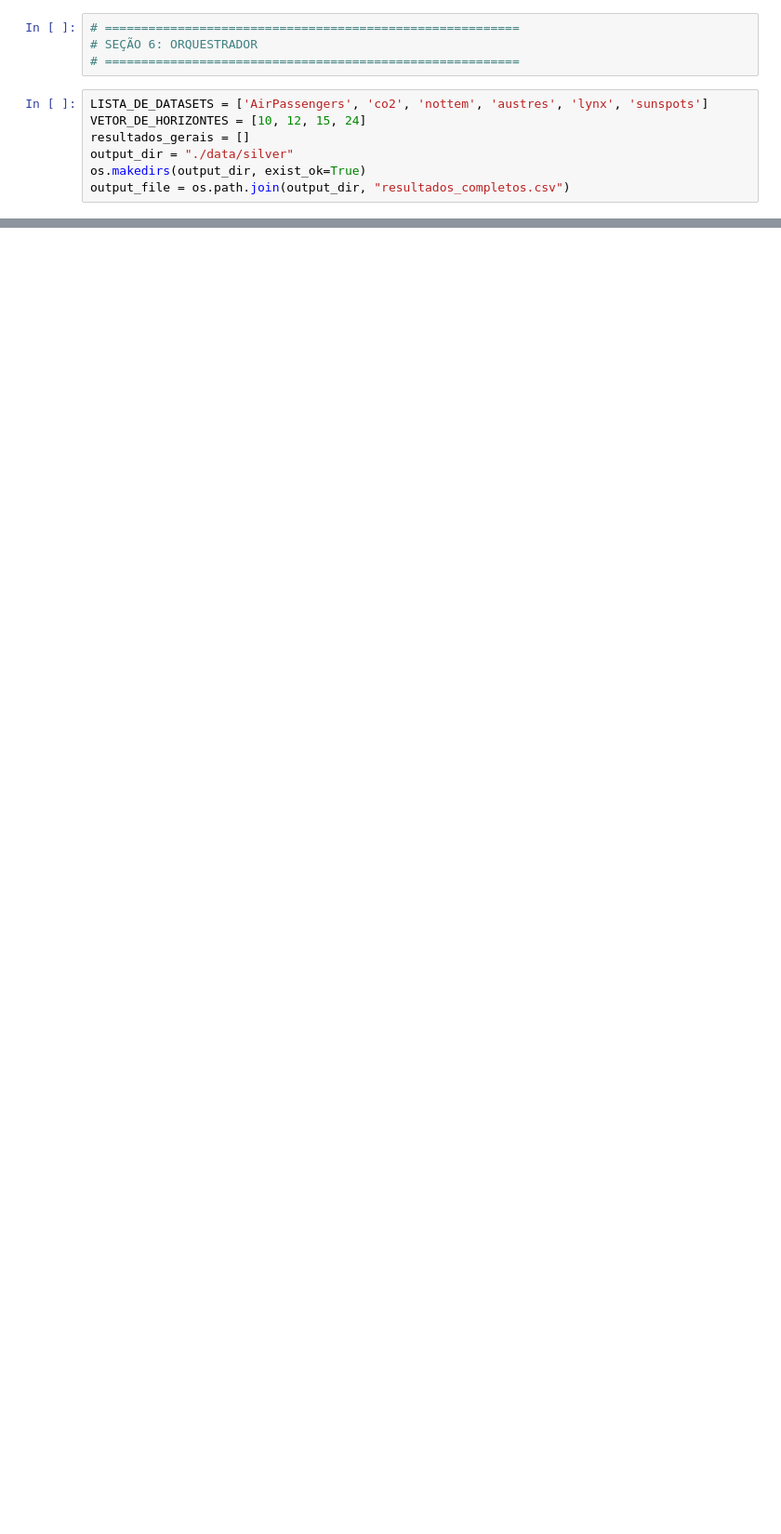
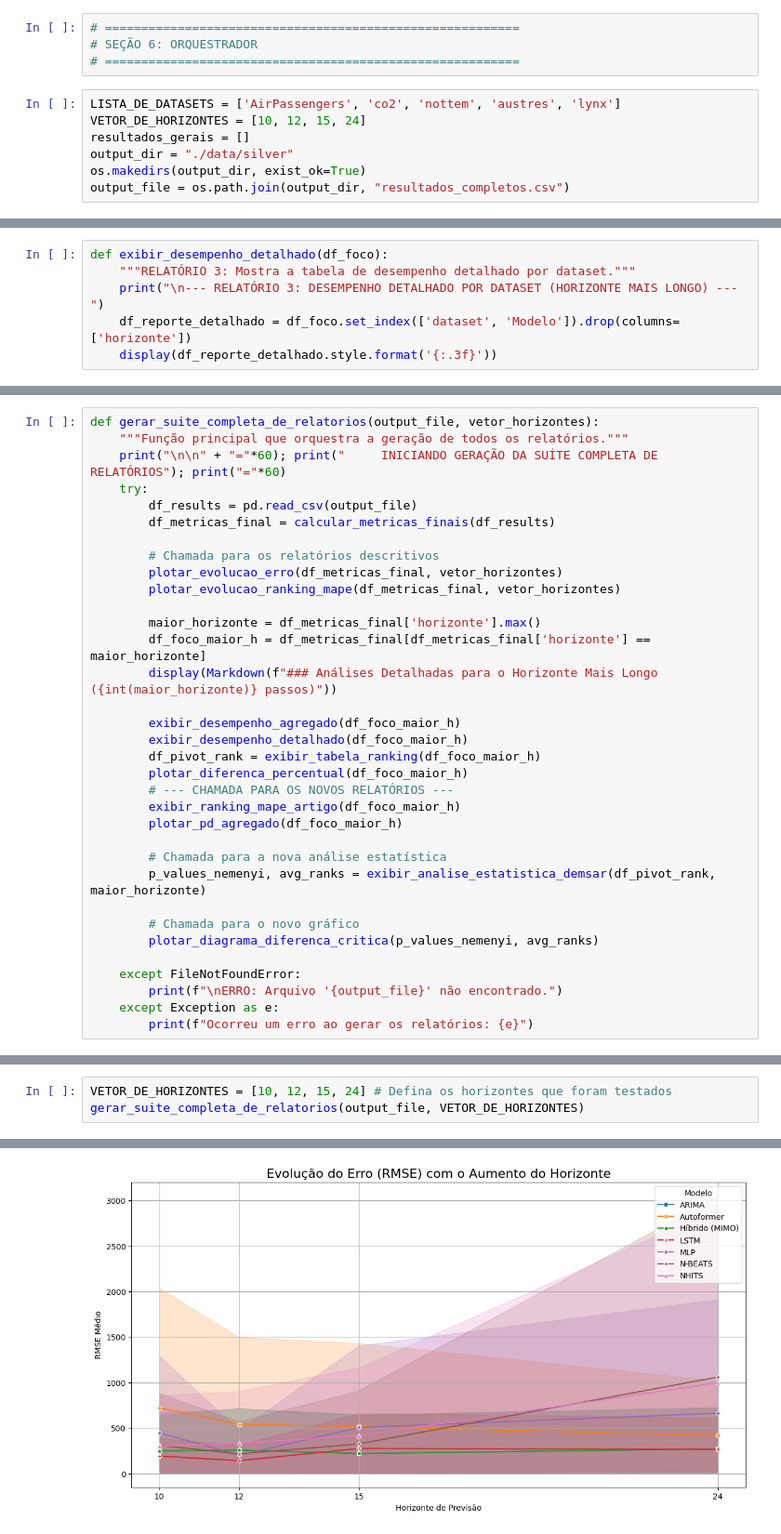
Before and after one commit to flaviohnm/hybrid_system, a Jupyter notebook: hybrid.ipynb, the cells around one changed output, grey strips where cells are left out. Shown: that part at 93% size. Drawn from its saved outputs; the diff is of its cells as text; blank space fills up the shorter version.

```diff
--- a/hybrid.ipynb
+++ b/hybrid.ipynb
@@ -193,7 +200,7 @@ def executar_experimento(nome_da_serie, horizonte):
 # SEÇÃO 6: ORQUESTRADOR
 # =========================================================
 # %%
-LISTA_DE_DATASETS = ['AirPassengers', 'co2', 'nottem', 'austres', 'lynx', 'sunspots']
+LISTA_DE_DATASETS = ['AirPassengers', 'co2', 'nottem', 'austres', 'lynx']
 VETOR_DE_HORIZONTES = [10, 12, 15, 24]
 resultados_gerais = []
 output_dir = "./data/silver"
@@ -409,0 +270,6 @@ Buscando dados de 'sunspots' via statsmodels...
+# %%
+def exibir_desempenho_detalhado(df_foco):
+    """RELATÓRIO 3: Mostra a tabela de desempenho detalhado por dataset."""
+    print("\n--- RELATÓRIO 3: DESEMPENHO DETALHADO POR DATASET (HORIZONTE MAIS LONGO) ---")
+    df_reporte_detalhado = df_foco.set_index(['dataset', 'Modelo']).drop(columns=['horizonte'])
+    display(df_reporte_detalhado.style.format('{:.3f}'))
@@ -409,0 +468,34 @@ Buscando dados de 'sunspots' via statsmodels...
+# %%
+def gerar_suite_completa_de_relatorios(output_file, vetor_horizontes):
+    """Função principal que orquestra a geração de todos os relatórios."""
+    print("\n\n" + "="*60); print("     INICIANDO GERAÇÃO DA SUÍTE COMPLETA DE RELATÓRIOS"); print("="*60)
+    try:
+        df_results = pd.read_csv(output_file)
+        df_metricas_final = calcular_metricas_finais(df_results)
+
+        # Chamada para os relatórios descritivos
+        plotar_evolucao_erro(df_metricas_final, vetor_horizontes)
+        plotar_evolucao_ranking_mape(df_metricas_final, vetor_horizontes)
+
+        maior_horizonte = df_metricas_final['horizonte'].max()
+        df_foco_maior_h = df_metricas_final[df_metricas_final['horizonte'] == maior_horizonte]
+        display(Markdown(f"### Análises Detalhadas para o Horizonte Mais Longo ({int(maior_horizonte)} passos)"))
+
+        exibir_desempenho_agregado(df_foco_maior_h)
+        exibir_desempenho_detalhado(df_foco_maior_h)
+        df_pivot_rank = exibir_tabela_ranking(df_foco_maior_h)
+        plotar_diferenca_percentual(df_foco_maior_h)
+        # --- CHAMADA PARA OS NOVOS RELATÓRIOS ---
+        exibir_ranking_mape_artigo(df_foco_maior_h)
+        plotar_pd_agregado(df_foco_maior_h)
+
+        # Chamada para a nova análise estatística
+        p_values_nemenyi, avg_ranks = exibir_analise_estatistica_demsar(df_pivot_rank, maior_horizonte)
+
+        # Chamada para o novo gráfico
+        plotar_diagrama_diferenca_critica(p_values_nemenyi, avg_ranks)
+
+    except FileNotFoundError:
+        print(f"\nERRO: Arquivo '{output_file}' não encontrado.")
+    except Exception as e:
+        print(f"Ocorreu um erro ao gerar os relatórios: {e}")
@@ -409,0 +506,4 @@ Buscando dados de 'sunspots' via statsmodels...
+# %%
+VETOR_DE_HORIZONTES = [10, 12, 15, 24] # Defina os horizontes que foram testados
+gerar_suite_completa_de_relatorios(output_file, VETOR_DE_HORIZONTES)
+# %% [output]
@@ -409,0 +520 @@ Buscando dados de 'sunspots' via statsmodels...
+[figure, added]
```
Also changed, not shown: parts of 18 cells of this notebook.
